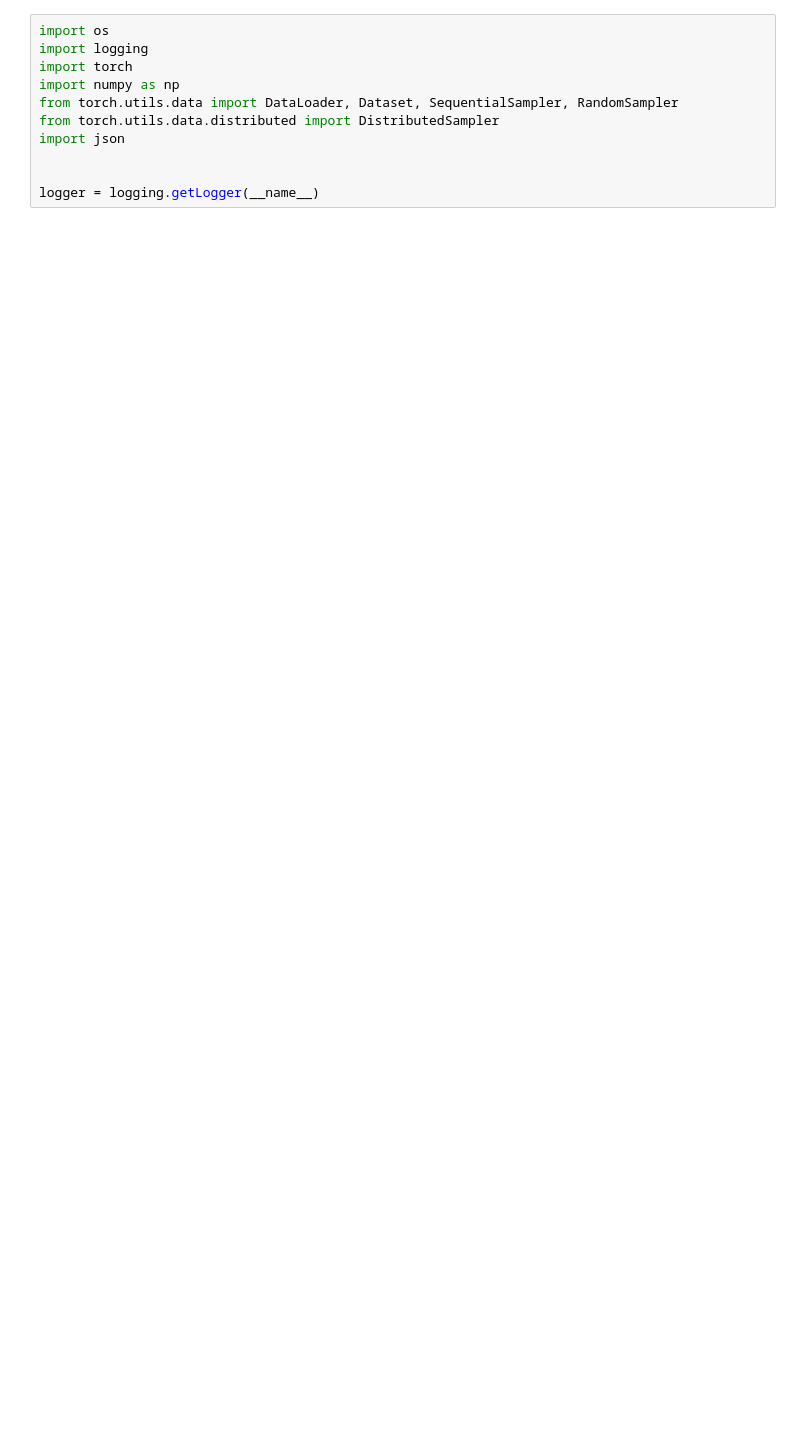
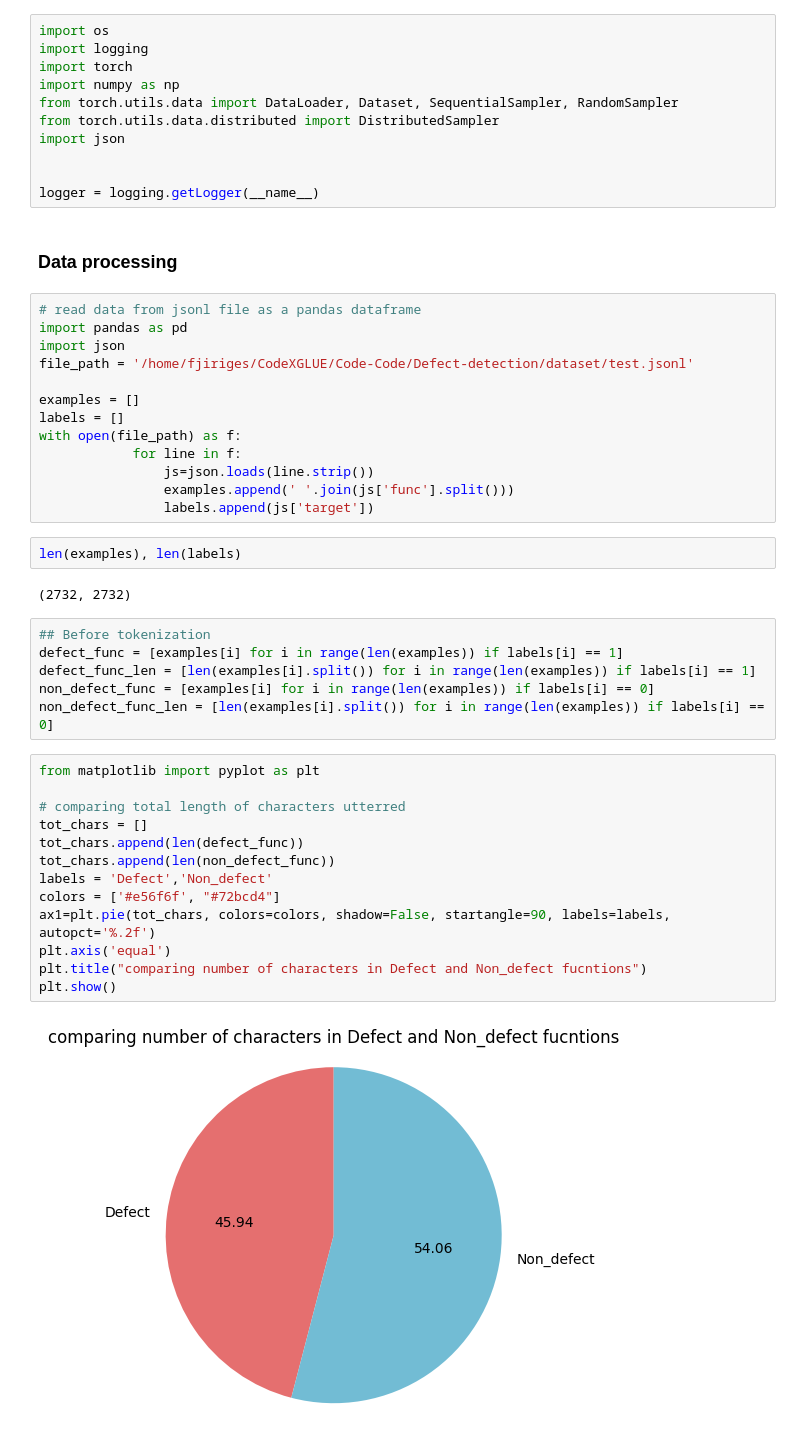
Before and after one commit to Jirigesi/CodeXGLUE, a Jupyter notebook: Code-Code/Defect-detection/code/analysis.ipynb, the cells around one changed output. Drawn from its saved outputs; the diff is of its cells as text; blank space fills up the shorter version.

```diff
--- a/Code-Code/Defect-detection/code/analysis.ipynb
+++ b/Code-Code/Defect-detection/code/analysis.ipynb
@@ -9,3 +9,43 @@ import json
 
 
 logger = logging.getLogger(__name__)
+# %% [markdown]
+### Data processing
+# %%
+# read data from jsonl file as a pandas dataframe
+import pandas as pd
+import json
+file_path = '/home/fjiriges/CodeXGLUE/Code-Code/Defect-detection/dataset/test.jsonl'
+
+examples = []
+labels = []
+with open(file_path) as f:
+            for line in f:
+                js=json.loads(line.strip())
+                examples.append(' '.join(js['func'].split()))
+                labels.append(js['target'])
+# %%
+len(examples), len(labels)
+# %% [output]
+(2732, 2732)
+# %%
+## Before tokenization
+defect_func = [examples[i] for i in range(len(examples)) if labels[i] == 1]
+defect_func_len = [len(examples[i].split()) for i in range(len(examples)) if labels[i] == 1]
+non_defect_func = [examples[i] for i in range(len(examples)) if labels[i] == 0]
+non_defect_func_len = [len(examples[i].split()) for i in range(len(examples)) if labels[i] == 0]
+# %%
+from matplotlib import pyplot as plt
+
+# comparing total length of characters utterred
+tot_chars = []
+tot_chars.append(len(defect_func))
+tot_chars.append(len(non_defect_func))
+labels = 'Defect','Non_defect'
+colors = ['#e56f6f', "#72bcd4"]
+ax1=plt.pie(tot_chars, colors=colors, shadow=False, startangle=90, labels=labels, autopct='%.2f')
+plt.axis('equal')
+plt.title("comparing number of characters in Defect and Non_defect fucntions")
+plt.show()
+# %% [output]
+[figure, added]
```
Also changed, not shown: parts of 13 cells of this notebook, 1 other file.
